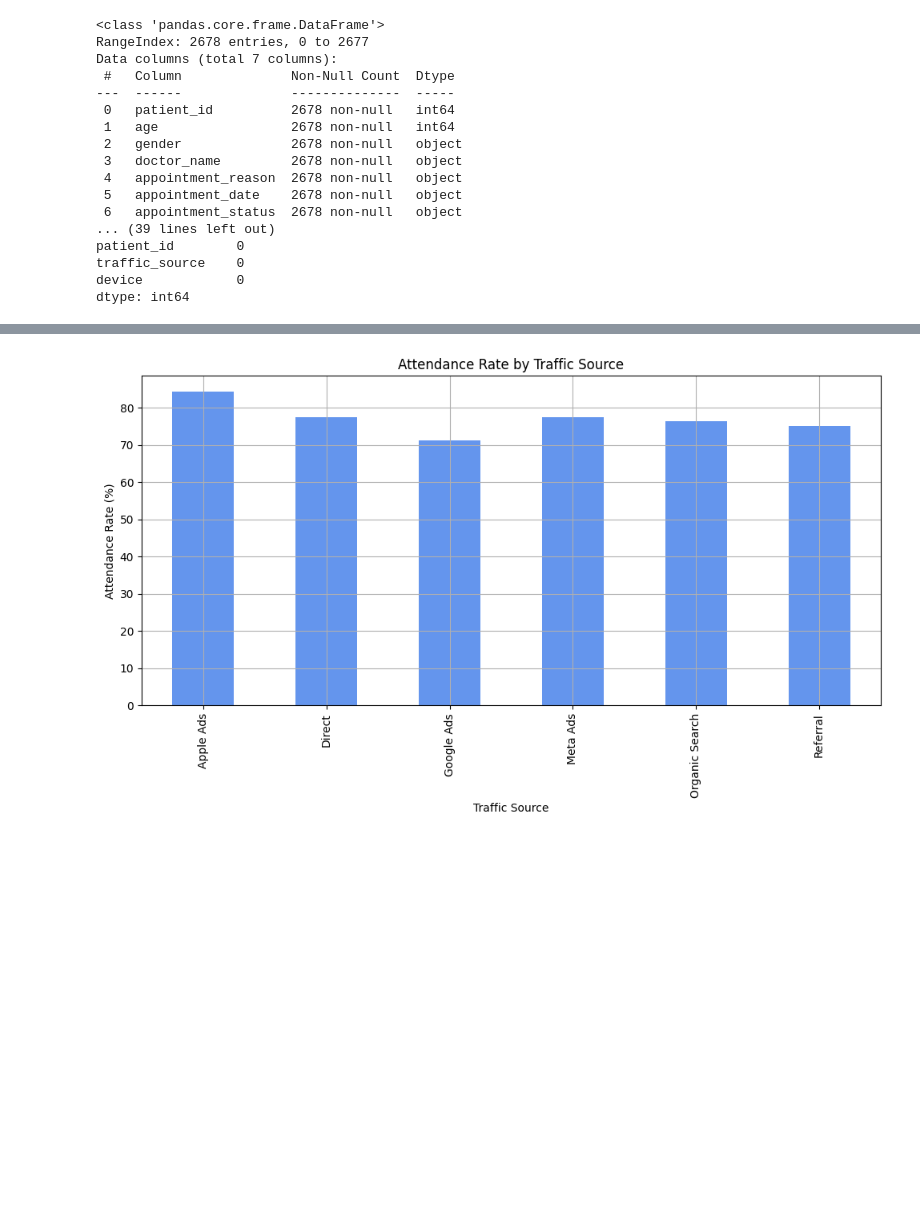
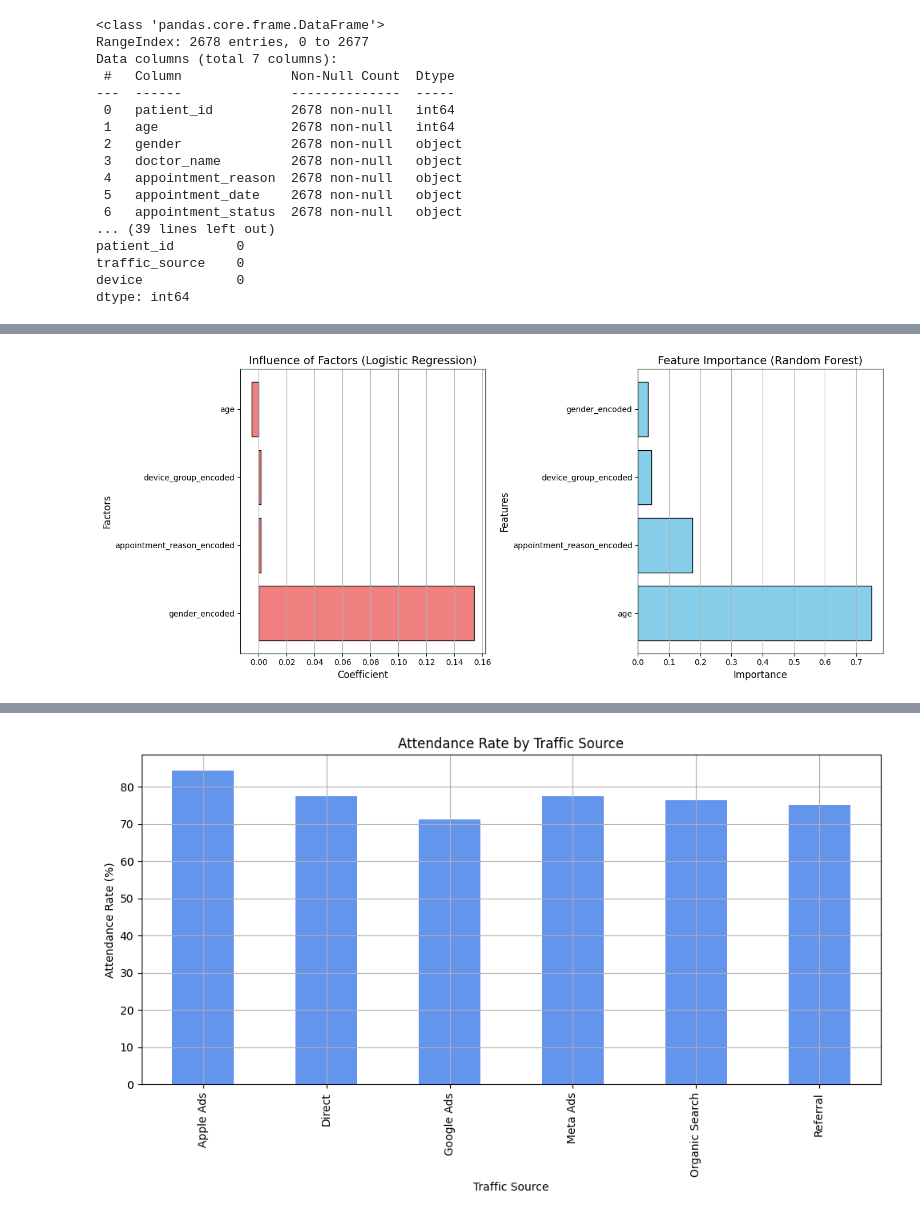
Before and after one commit to Ismat-Samadov/kyla_ProductAnalyst, a Jupyter notebook: EDA.ipynb, the cells around one changed output, grey strips where cells are left out. Cells and saved outputs as stored; diff of their text form; code cells hidden in the pictures; blank space fills up the shorter version.

```diff
--- a/EDA.ipynb
+++ b/EDA.ipynb
@@ -201,0 +221,31 @@ weighted avg       0.60      0.78      0.68      1698
+# %%
+# Plot the logistic regression coefficients
+plt.figure(figsize=(14, 6))
+
+# Subplot 1: Logistic Regression Coefficients
+plt.subplot(1, 2, 1)
+plt.barh(coefficients['Factor'], coefficients['Coefficient'], color='lightcoral', edgecolor='black')
+plt.title('Influence of Factors (Logistic Regression)', fontsize=14)
+plt.xlabel('Coefficient', fontsize=12)
+plt.ylabel('Factors', fontsize=12)
+plt.xticks(fontsize=10)
+plt.yticks(fontsize=10)
+plt.grid(True, axis='x')
+
+# Subplot 2: Random Forest Feature Importance
+plt.subplot(1, 2, 2)
+plt.barh(importance_df['Feature'], importance_df['Importance'], color='skyblue', edgecolor='black')
+plt.title('Feature Importance (Random Forest)', fontsize=14)
+plt.xlabel('Importance', fontsize=12)
+plt.ylabel('Features', fontsize=12)
+plt.xticks(fontsize=10)
+plt.yticks(fontsize=10)
+plt.grid(True, axis='x')
+
+# Adjust layout to avoid overlap
+plt.tight_layout()
+
+# Show the plot
+plt.show()
+# %% [output]
+[figure, added]
```
Also changed, not shown: parts of 56 cells of this notebook.
